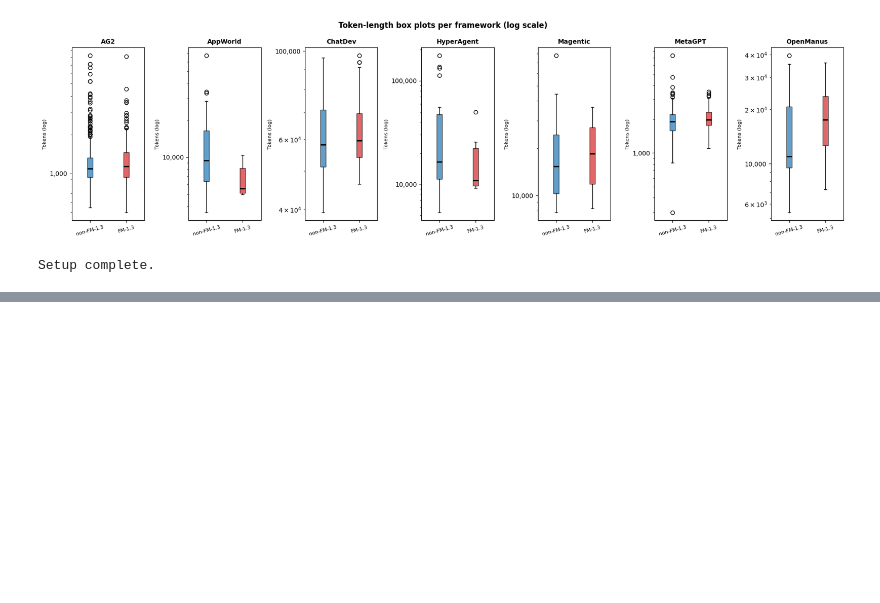
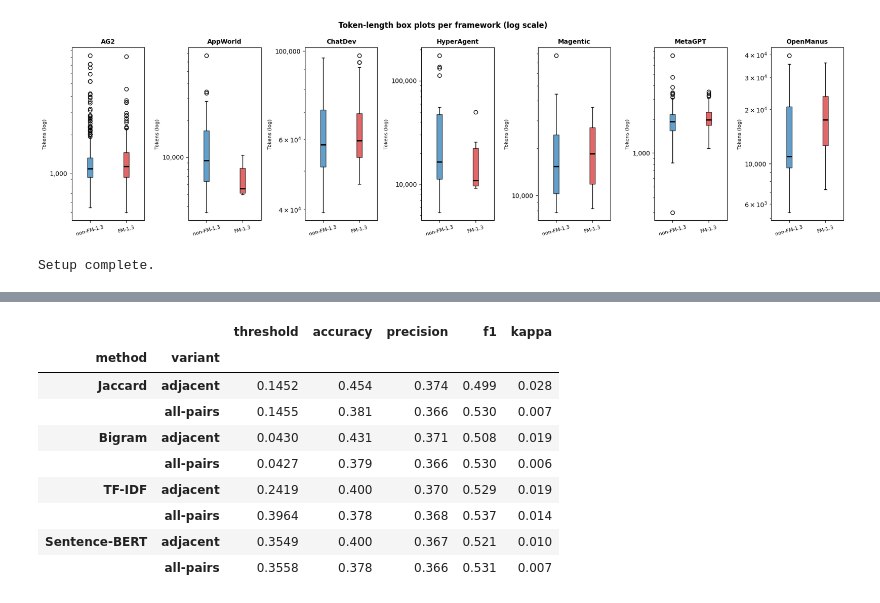
Before and after one commit to uagarwal123/IKEA_MAST_thesis, a Jupyter notebook: data_understanding/fm_1_3_analysis/fm13_detection_analysis.ipynb, the cells around one changed output, grey strips where cells are left out. Drawn from its saved outputs; the diff is of its cells as text; code cells hidden in the pictures; blank space fills up the shorter version.

Commit message:
add result table

```diff
--- a/data_understanding/fm_1_3_analysis/fm13_detection_analysis.ipynb
+++ b/data_understanding/fm_1_3_analysis/fm13_detection_analysis.ipynb
@@ -163,9 +172,9 @@ for contents, fm13 in iter_traces():
 
 print(f"Traces: {len(labels)}  |  FM-1.3: {sum(labels)}")
 print("\n--- adjacent ---")
-report_metrics(scores_adj, labels)
+_results.append({"method": "Jaccard", "variant": "adjacent",   **report_metrics(scores_adj, labels)})
 print("\n--- all pairs ---")
-report_metrics(scores_all, labels)
+_results.append({"method": "Jaccard", "variant": "all-pairs",  **report_metrics(scores_all, labels)})
 # %% [output]
 Traces: 1240  |  FM-1.3: 451
 
@@ -199,9 +208,9 @@ for contents, fm13 in iter_traces():
 
 print(f"Traces: {len(labels)}  |  FM-1.3: {sum(labels)}")
 print("\n--- adjacent ---")
-report_metrics(scores_adj, labels)
+_results.append({"method": "Bigram", "variant": "adjacent",   **report_metrics(scores_adj, labels)})
 print("\n--- all pairs ---")
-report_metrics(scores_all, labels)
+_results.append({"method": "Bigram", "variant": "all-pairs",  **report_metrics(scores_all, labels)})
 # %% [output]
 Traces: 1240  |  FM-1.3: 451
 
@@ -237,9 +246,9 @@ for contents, fm13 in iter_traces():
 
 print(f"Traces: {len(labels)}  |  FM-1.3: {sum(labels)}")
 print("\n--- adjacent ---")
-report_metrics(scores_adj, labels)
+_results.append({"method": "TF-IDF", "variant": "adjacent",   **report_metrics(scores_adj, labels)})
 print("\n--- all pairs ---")
-report_metrics(scores_all, labels)
+_results.append({"method": "TF-IDF", "variant": "all-pairs",  **report_metrics(scores_all, labels)})
 # %% [output]
 Traces: 1240  |  FM-1.3: 451
 
@@ -262,22 +271,11 @@ from sentence_transformers import SentenceTransformer
 
 model = SentenceTransformer("all-MiniLM-L6-v2")
 
-def best_threshold(scores, labels):
-    scores, labels = np.array(scores, dtype=float), np.array(labels)
-    best_t, best_k = 0.0, -2.0
-    for t in np.unique(scores):
-        k = cohen_kappa_score(labels, (scores >= t).astype(int))
-        if k > best_k:
-            best_k, best_t = k, t
-    preds = (scores >= best_t).astype(int)
-    print(f"  threshold: {best_t:.4f}  f1: {f1_score(labels, preds, zero_division=0):.3f}  kappa: {best_k:.3f}")
-
 all_traces = list(iter_traces())
 
 scores_adj, scores_all, labels = [], [], []
 for i, (contents, fm13) in enumerate(all_traces):
-    if i % 10 == 0:
-        print(f"  {i}/{len(all_traces)}")
+    if i % 10 == 0: print(f"  {i}/{len(all_traces)}")
     if len(contents) < 2:
         scores_adj.append(0.0); scores_all.append(0.0); labels.append(int(fm13))
         continue
@@ -290,9 +288,9 @@ for i, (contents, fm13) in enumerate(all_traces):
 
 print(f"Traces: {len(labels)}  |  FM-1.3: {sum(labels)}")
 print("\n--- adjacent ---")
-best_threshold(scores_adj, labels)
+_results.append({"method": "Sentence-BERT", "variant": "adjacent",  **best_threshold(scores_adj, labels)})
 print("\n--- all pairs ---")
-best_threshold(scores_all, labels)
+_results.append({"method": "Sentence-BERT", "variant": "all-pairs", **best_threshold(scores_all, labels)})
 # %% [output]
 BertModel LOAD REPORT from: sentence-transformers/all-MiniLM-L6-v2
 Key                     | Status     |  |
@@ -318,3 +316,18 @@ Notes:
 
 --- all pairs ---
   threshold: 0.3558  f1: 0.531  kappa: 0.007
+# %%
+results_df = pd.DataFrame(_results).set_index(["method", "variant"])
+results_df.to_csv("outputs/tables/fm13_similarity_results.csv")
+results_df
+# %% [output]
+|  |  | threshold | accuracy | precision | f1 | kappa |
+| method | variant |  |  |  |  |  |
+| Jaccard | adjacent | 0.1452 | 0.454 | 0.374 | 0.499 | 0.028 |
+|  | all-pairs | 0.1455 | 0.381 | 0.366 | 0.530 | 0.007 |
+| Bigram | adjacent | 0.0430 | 0.431 | 0.371 | 0.508 | 0.019 |
+|  | all-pairs | 0.0427 | 0.379 | 0.366 | 0.530 | 0.006 |
+| TF-IDF | adjacent | 0.2419 | 0.400 | 0.370 | 0.529 | 0.019 |
+|  | all-pairs | 0.3964 | 0.378 | 0.368 | 0.537 | 0.014 |
+| Sentence-BERT | adjacent | 0.3549 | 0.400 | 0.367 | 0.521 | 0.010 |
+|  | all-pairs | 0.3558 | 0.378 | 0.366 | 0.531 | 0.007 |
```
Also changed, not shown: parts of 6 cells of this notebook, 1 other file.
